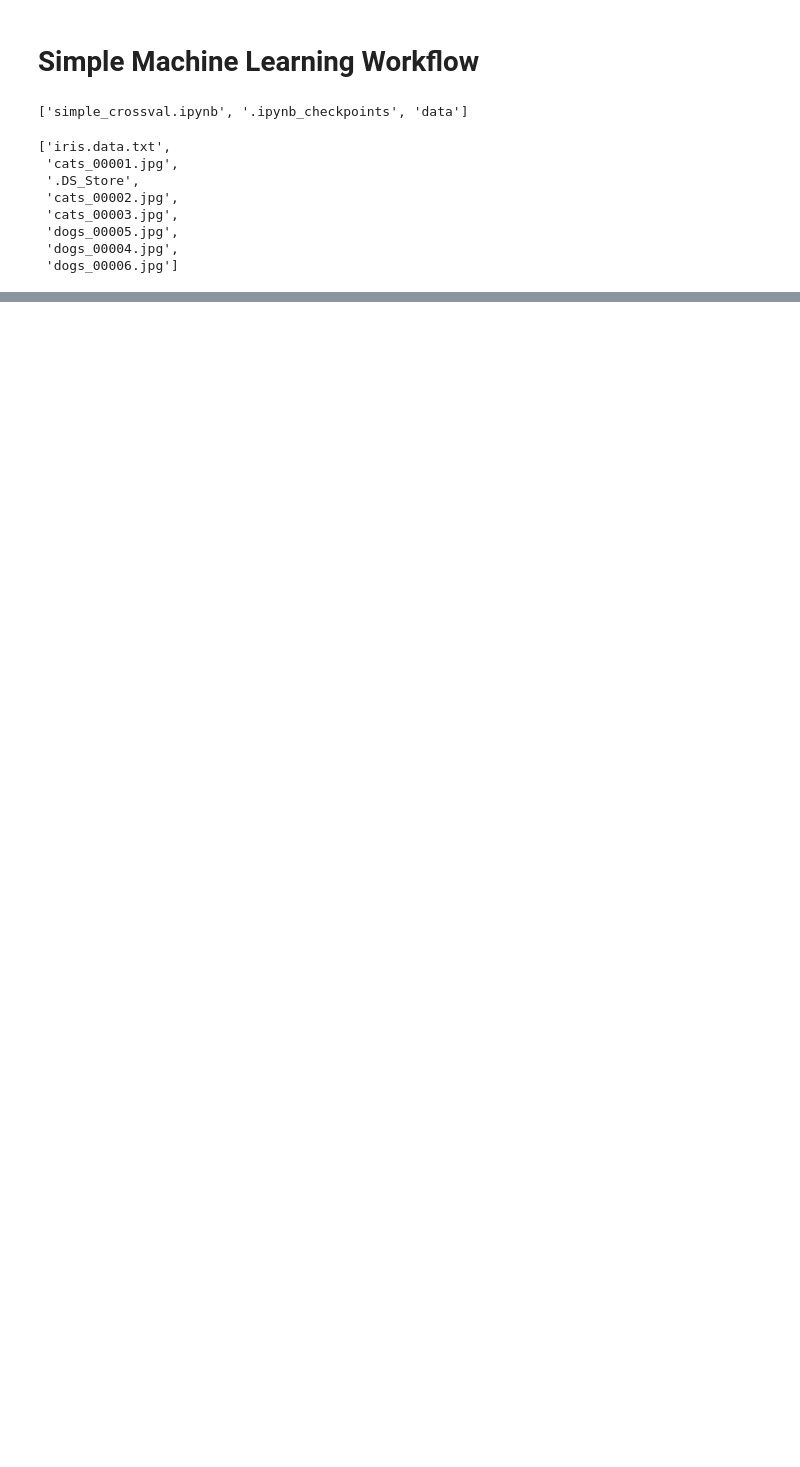
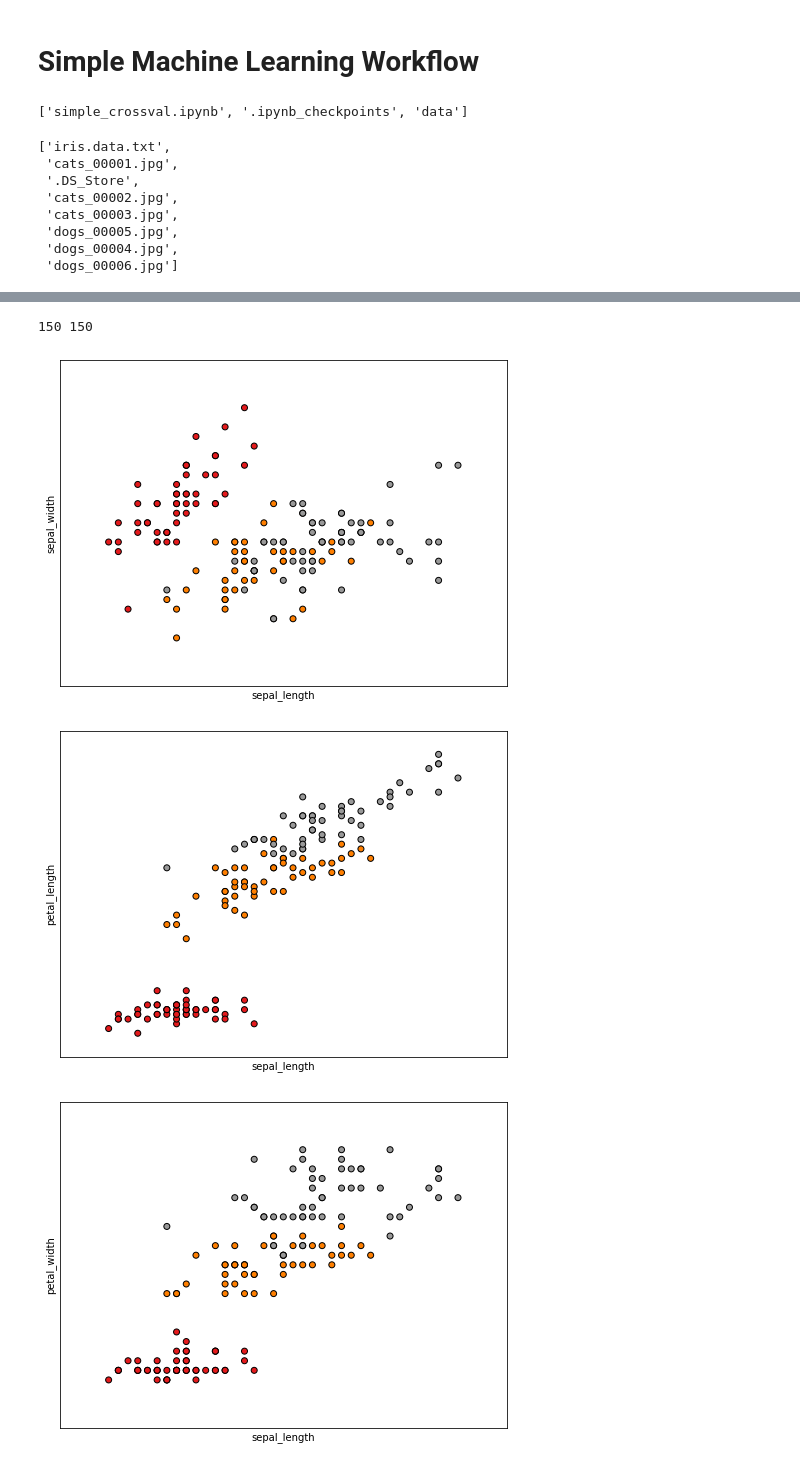
Before and after one commit to MnemoSemiotic/prem_prep_june08_2020, a Jupyter notebook: 08_simple_crossval/simple_crossval.ipynb, the cells around one changed output, grey strips where cells are left out. Saved outputs shown, nothing was run; the diff lists cells and outputs as text; code cells hidden in the pictures; blank space fills up the shorter version.

```diff
--- a/08_simple_crossval/simple_crossval.ipynb
+++ b/08_simple_crossval/simple_crossval.ipynb
@@ -74,0 +79,11 @@ for each given model
+# %%
+import pandas as pd
+
+# define column names
+names = ['sepal_length', 'sepal_width', 'petal_length', 'petal_width', 'class']
+
+# load data
+df = pd.read_csv('data/iris.data.txt', header=None, names=names)
+
+columns = df.columns
+df.head()
@@ -74,0 +100,52 @@ for each given model
+# %%
+X = df[['sepal_length', 'sepal_width', 'petal_length', 'petal_width']]
+
+y = df['class']
+# %%
+def plot_features(X_df, y_df, columns):
+    le = LabelEncoder()
+    y = le.fit_transform(y_df)
+
+    print(len(y), len(X_df))
+
+    # every pair of feature
+    built_pairs = []
+    for col1 in columns[:-1]:
+        for col2 in columns[:-1]:
+            if col1 != col2 and (col1, col2) not in built_pairs and (col2, col1) not in built_pairs:
+                tup = (col1, col2)
+                built_pairs.append(tup)
+
+    for pair in built_pairs:
+        x_lab = pair[0]
+        y_lab = pair[1]
+
+        X = X_df[[x_lab, y_lab]].values
+
+        x_min, x_max = X[:, 0].min() - 0.5, X[:, 0].max() + 0.5
+        y_min, y_max = X[:, 1].min() - 0.5, X[:, 1].max() + 0.5
+
+
+        plt.figure(2, figsize=(8, 6))
+        plt.clf()
+
+        # plot the training points
+        plt.scatter(X[:, 0], X[:, 1], c=y, cmap=plt.cm.Set1, edgecolor='k' )
+
+        plt.xlabel(x_lab)
+        plt.ylabel(y_lab)
+
+        plt.xlim(x_min, x_max)
+        plt.ylim(y_min, y_max)
+
+        plt.xticks(())
+        plt.yticks(())
+
+        plt.show()
+
+plot_features(X, y, columns)
+# %% [output]
+150 150
+[figure, added]
+[figure, added]
+[figure, added]
```
Also changed, not shown: parts of 16 cells of this notebook.
